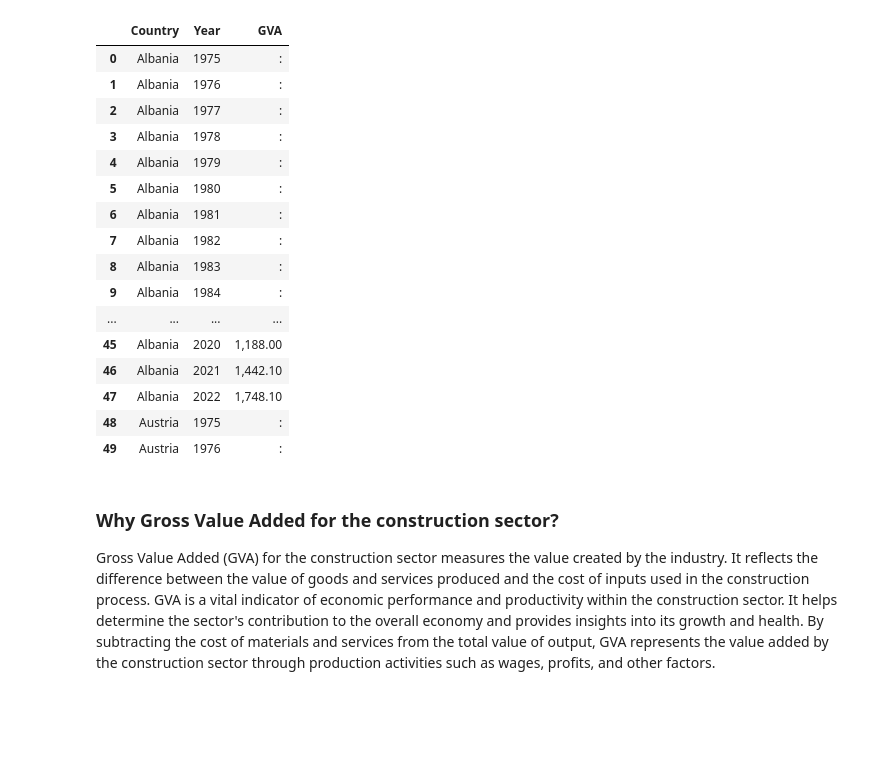
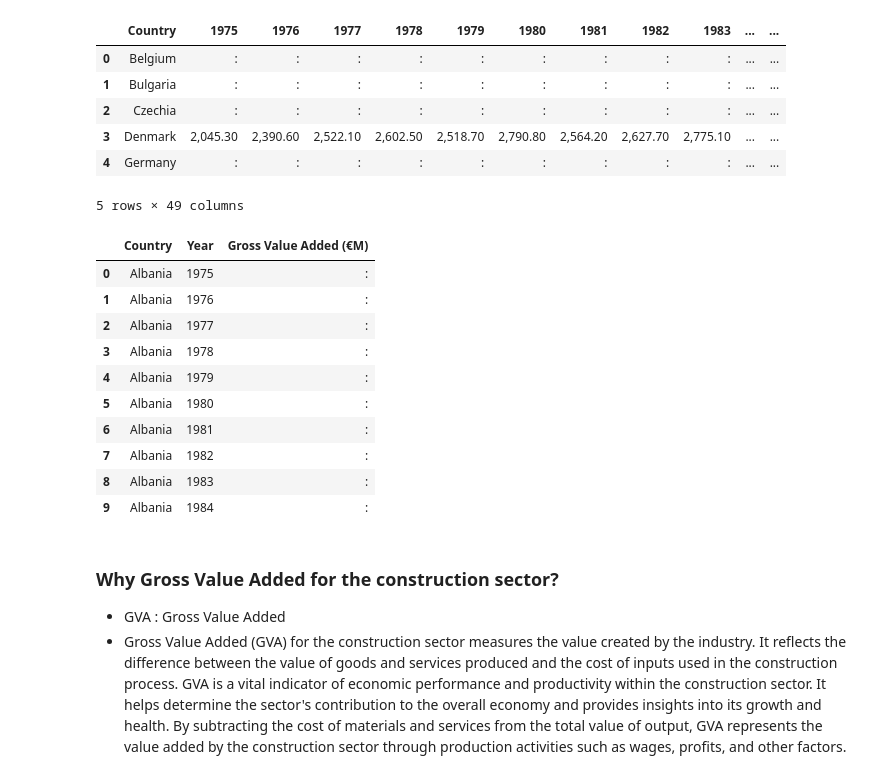
Before and after one commit to kgntmr/ASSIGNMENT-FOR-CONSTRUCTION-CO, a Jupyter notebook: ASSIGNMENT-2.ipynb, the cells around one changed output. Cells and saved outputs as stored; diff of their text form; code cells hidden in the pictures; blank space fills up the shorter version.

```diff
--- a/ASSIGNMENT-2.ipynb
+++ b/ASSIGNMENT-2.ipynb
@@ -3,4 +6,4 @@ import pandas as pd
 import plotly.express as plt
 import plotly.graph_objects as go
 # %%
-eustat = pd.read_csv('GVA.csv')
+eustat_original = pd.read_csv('GVA.csv')
@@ -28,17 +10,24 @@ eustat.head(50)
+# %%
+eustat_original.head()
+# %% [output]
+|  | Country | 1975 | 1976 | 1977 | 1978 | 1979 | 1980 | 1981 | 1982 | 1983 | ... | ... |
+| 0 | Belgium | : | : | : | : | : | : | : | : | : | ... | ... |
+| 1 | Bulgaria | : | : | : | : | : | : | : | : | : | ... | ... |
+| 2 | Czechia | : | : | : | : | : | : | : | : | : | ... | ... |
+| 3 | Denmark | 2,045.30 | 2,390.60 | 2,522.10 | 2,602.50 | 2,518.70 | 2,790.80 | 2,564.20 | 2,627.70 | 2,775.10 | ... | ... |
+| 4 | Germany | : | : | : | : | : | : | : | : | : | ... | ... |
+5 rows × 49 columns
 # %%
 # Melt the dataset by 'Countries'
-melted_eustat = pd.melt(eustat, id_vars='Country', var_name='Year', value_name='GVA')
+melted_eustat = pd.melt(eustat_original, id_vars='Country', var_name='Year', value_name='Gross Value Added (€M)')
 
-# Sort the dataset by 'Country' and 'Year' (optional)
-melted_eustat = melted_df.sort_values(['Countries', 'Year']).reset_index(drop=True)
-
-# Change the name of the 'Countries' column to 'Country'
-melted_eustat = melted_eustat.rename(columns={'Countries': 'Country'})
+# Sort the dataset by 'Country' and 'Year'
+melted_eustat = melted_eustat.sort_values(['Country', 'Year']).reset_index(drop=True)
 
 # Print the resulting melted dataset
-melted_eustat.head(50)
+melted_eustat.head(10)
 # %% [output]
-|  | Country | Year | GVA |
+|  | Country | Year | Gross Value Added (€M) |
 | 0 | Albania | 1975 | : |
 | 1 | Albania | 1976 | : |
 | 2 | Albania | 1977 | : |
@@ -49,14 +38,9 @@ melted_eustat.head(50)
 | 7 | Albania | 1982 | : |
 | 8 | Albania | 1983 | : |
 | 9 | Albania | 1984 | : |
-| ... | ... | ... | ... |
-| 45 | Albania | 2020 | 1,188.00 |
-| 46 | Albania | 2021 | 1,442.10 |
-| 47 | Albania | 2022 | 1,748.10 |
-| 48 | Austria | 1975 | : |
-| 49 | Austria | 1976 | : |
 # %% [markdown]
 ### Why Gross Value Added for the construction sector?
-Gross Value Added (GVA) for the construction sector measures the value created by the industry. It reflects the difference between the value of goods and services produced and the cost of inputs used in the construction process. GVA is a vital indicator of economic performance and productivity within the construction sector. It helps determine the sector's contribution to the overall economy and provides insights into its growth and health. By subtracting the cost of materials and services from the total value of output, GVA represents the value added by the construction sector through production activities such as wages, profits, and other factors.
+- GVA : Gross Value Added
+- Gross Value Added (GVA) for the construction sector measures the value created by the industry. It reflects the difference between the value of goods and services produced and the cost of inputs used in the construction process. GVA is a vital indicator of economic performance and productivity within the construction sector. It helps determine the sector's contribution to the overall economy and provides insights into its growth and health. By subtracting the cost of materials and services from the total value of output, GVA represents the value added by the construction sector through production activities such as wages, profits, and other factors.
 # %%
 country_codes = pd.read_csv('country_codes.tsv', sep='\t')
```
Also changed, not shown: parts of 246 cells of this notebook.
